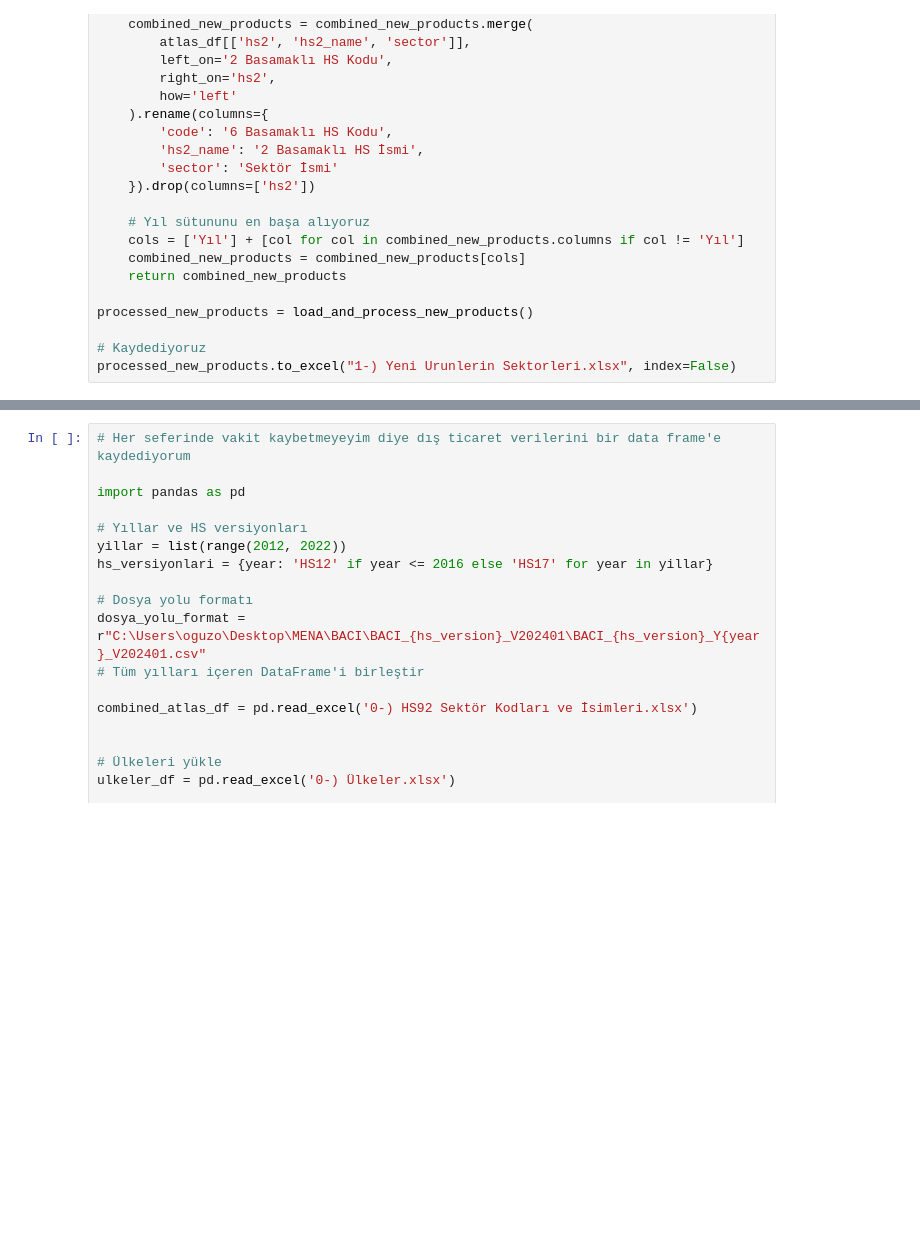
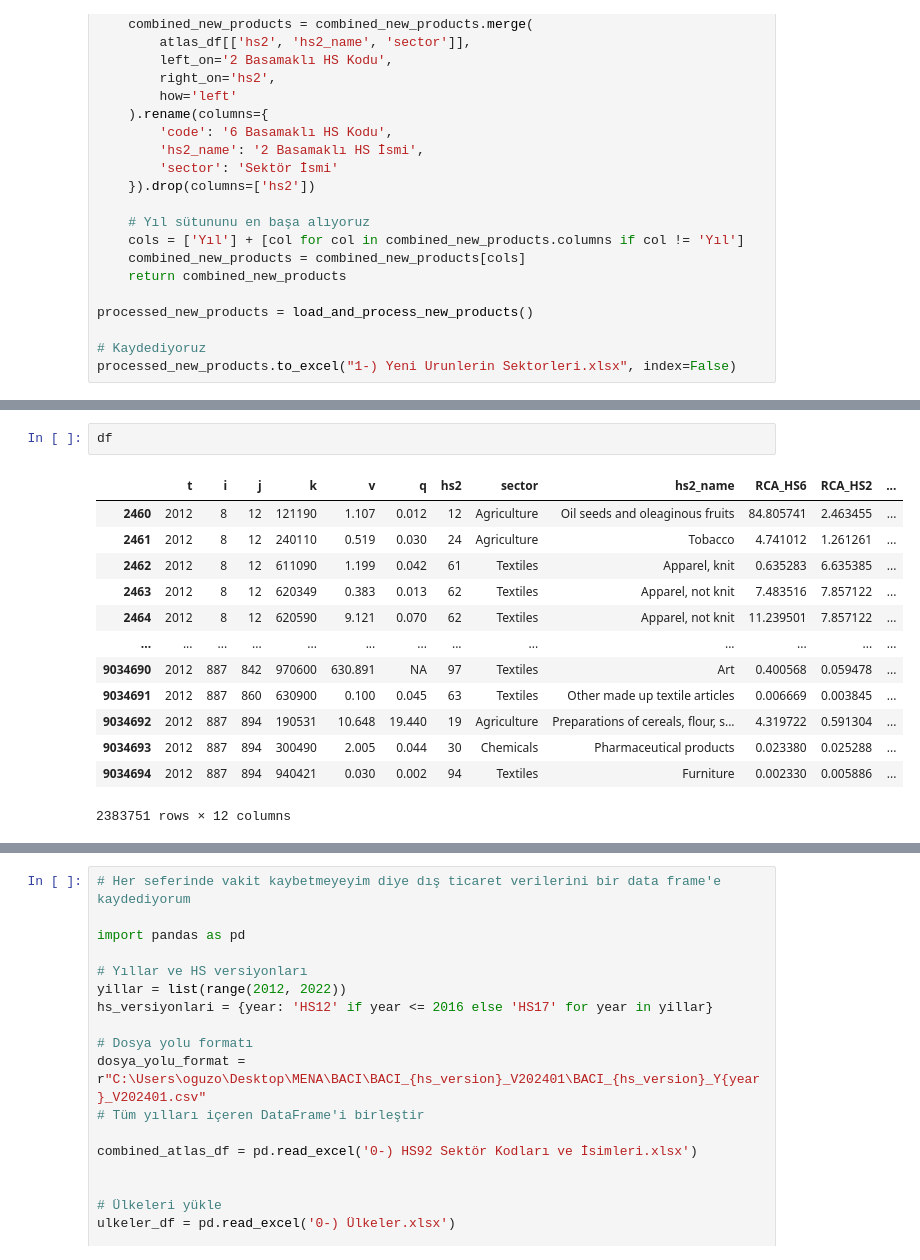
Before and after one commit to oguzoztekin/CEE-MENA, a Jupyter notebook: Dış Ticaret Verilerinin Analizi/final.ipynb, the cells around one changed output, grey strips where cells are left out. Cells and saved outputs as stored; diff of their text form; blank space fills up the shorter version.

```diff
--- a/Dış Ticaret Verilerinin Analizi/final.ipynb
+++ b/Dış Ticaret Verilerinin Analizi/final.ipynb
@@ -166,3 +187,19 @@ KeyError: '2 Basamaklı HS Kodları'
+# %%
+df
+# %% [output]
+|  | t | i | j | k | v | q | hs2 | sector | hs2_name | RCA_HS6 | RCA_HS2 | ... |
+| 2460 | 2012 | 8 | 12 | 121190 | 1.107 | 0.012 | 12 | Agriculture | Oil seeds and oleaginous fruits | 84.805741 | 2.463455 | ... |
+| 2461 | 2012 | 8 | 12 | 240110 | 0.519 | 0.030 | 24 | Agriculture | Tobacco | 4.741012 | 1.261261 | ... |
+| 2462 | 2012 | 8 | 12 | 611090 | 1.199 | 0.042 | 61 | Textiles | Apparel, knit | 0.635283 | 6.635385 | ... |
+| 2463 | 2012 | 8 | 12 | 620349 | 0.383 | 0.013 | 62 | Textiles | Apparel, not knit | 7.483516 | 7.857122 | ... |
+| 2464 | 2012 | 8 | 12 | 620590 | 9.121 | 0.070 | 62 | Textiles | Apparel, not knit | 11.239501 | 7.857122 | ... |
+| ... | ... | ... | ... | ... | ... | ... | ... | ... | ... | ... | ... | ... |
+| 9034690 | 2012 | 887 | 842 | 970600 | 630.891 | NA | 97 | Textiles | Art | 0.400568 | 0.059478 | ... |
+| 9034691 | 2012 | 887 | 860 | 630900 | 0.100 | 0.045 | 63 | Textiles | Other made up textile articles | 0.006669 | 0.003845 | ... |
+| 9034692 | 2012 | 887 | 894 | 190531 | 10.648 | 19.440 | 19 | Agriculture | Preparations of cereals, flour, s... | 4.319722 | 0.591304 | ... |
+| 9034693 | 2012 | 887 | 894 | 300490 | 2.005 | 0.044 | 30 | Chemicals | Pharmaceutical products | 0.023380 | 0.025288 | ... |
+| 9034694 | 2012 | 887 | 894 | 940421 | 0.030 | 0.002 | 94 | Textiles | Furniture | 0.002330 | 0.005886 | ... |
+2383751 rows × 12 columns
 # %%
 # Her seferinde vakit kaybetmeyeyim diye dış ticaret verilerini bir data frame'e kaydediyorum
 
```
Also changed, not shown: parts of 4 cells of this notebook.
